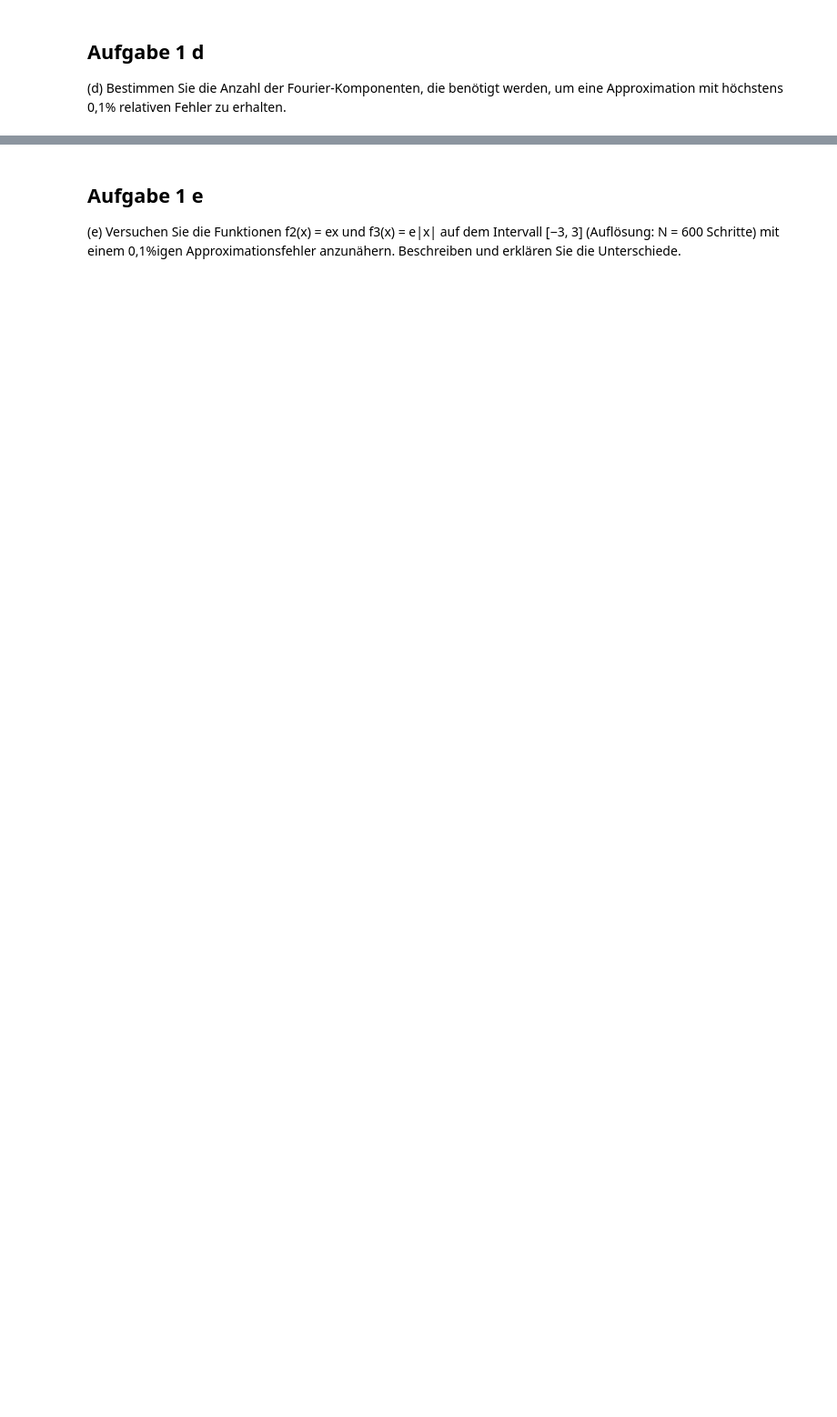
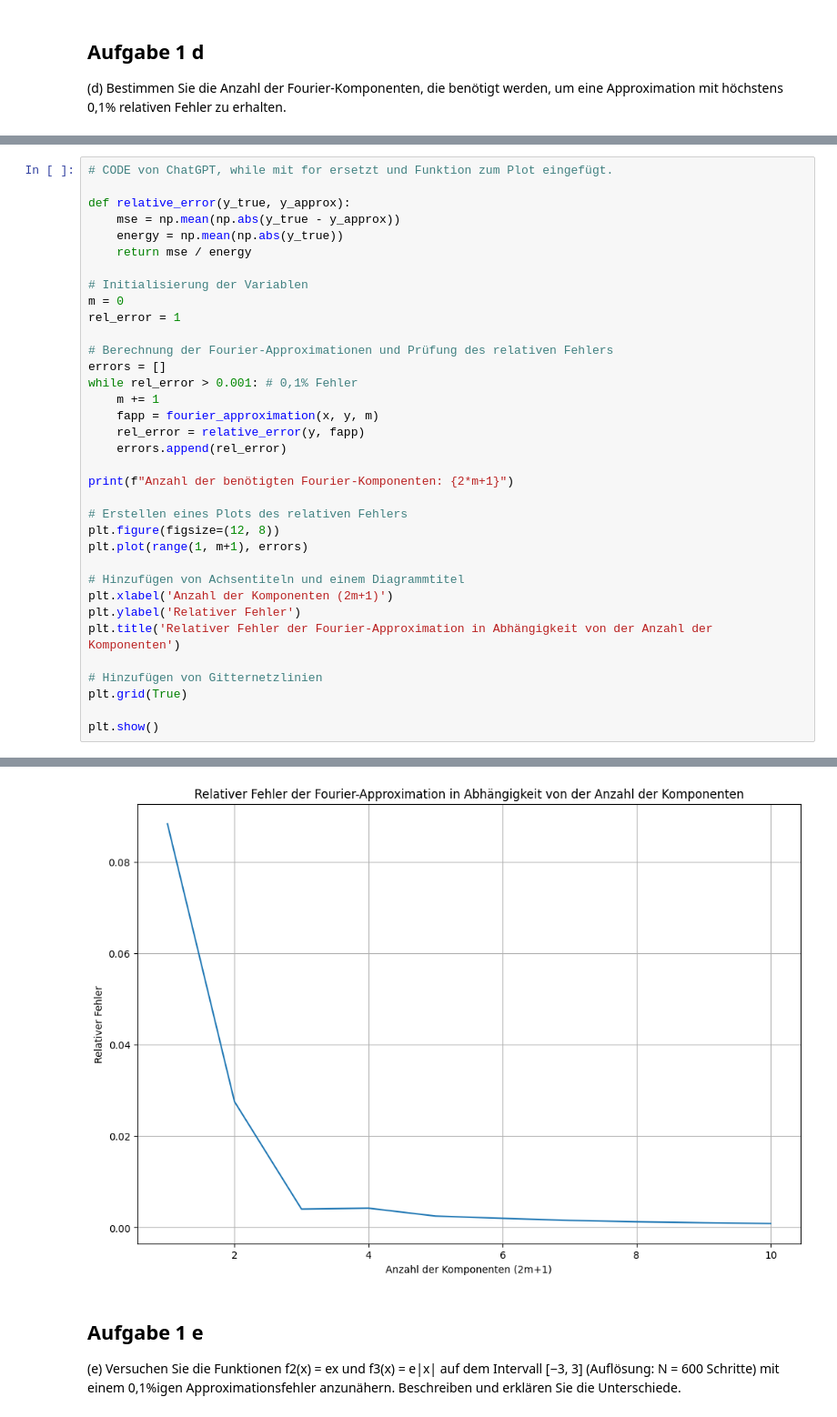
Before and after one commit to 7ben18/fhnw-vta-Vertiefende-Themen-der-Analysis, a Jupyter notebook: minichallenge2/vta-mc2.ipynb, the cells around one changed output, grey strips where cells are left out. Shown at 91% size. Drawn from its saved outputs; the diff is of its cells as text; blank space fills up the shorter version.

```diff
--- a/minichallenge2/vta-mc2.ipynb
+++ b/minichallenge2/vta-mc2.ipynb
@@ -146,0 +172,36 @@ Anzahl der benötigten Fourier-Komponenten (2m + 1) für höchstens 0,1% relativ
+# %%
+# CODE von ChatGPT, while mit for ersetzt und Funktion zum Plot eingefügt.
+
+def relative_error(y_true, y_approx):
+    mse = np.mean(np.abs(y_true - y_approx))
+    energy = np.mean(np.abs(y_true))
+    return mse / energy
+
+# Initialisierung der Variablen
+m = 0
+rel_error = 1
+
+# Berechnung der Fourier-Approximationen und Prüfung des relativen Fehlers
+errors = []
+while rel_error > 0.001: # 0,1% Fehler
+    m += 1
+    fapp = fourier_approximation(x, y, m)
+    rel_error = relative_error(y, fapp)
+    errors.append(rel_error)
+
+print(f"Anzahl der benötigten Fourier-Komponenten: {2*m+1}")
+
+# Erstellen eines Plots des relativen Fehlers
+plt.figure(figsize=(12, 8))
+plt.plot(range(1, m+1), errors)
+
+# Hinzufügen von Achsentiteln und einem Diagrammtitel
+plt.xlabel('Anzahl der Komponenten (2m+1)')
+plt.ylabel('Relativer Fehler')
+plt.title('Relativer Fehler der Fourier-Approximation in Abhängigkeit von der Anzahl der Komponenten')
+
+# Hinzufügen von Gitternetzlinien
+plt.grid(True)
+
+plt.show()
+# %% [output]
@@ -147,3 +209,4 @@ Anzahl der benötigten Fourier-Komponenten (2m + 1) für höchstens 0,1% relativ
+[figure, added]
 # %% [markdown]
 ## Aufgabe 1 e
 (e) Versuchen Sie die Funktionen f2(x) = ex und f3(x) = e|x| auf dem Intervall [−3, 3] (Auflösung:
```
Also changed, not shown: parts of 19 cells of this notebook, 3 other files.
